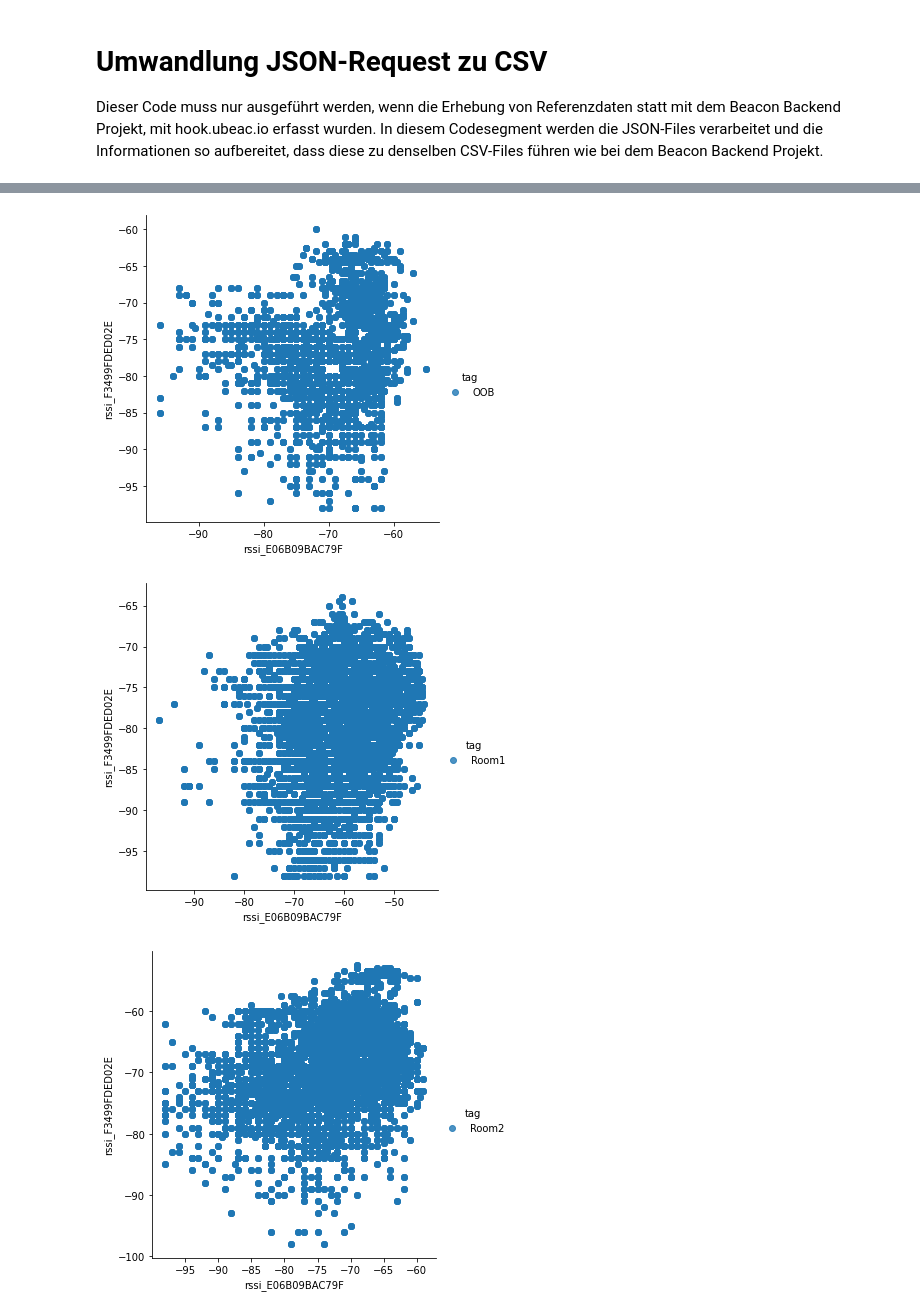
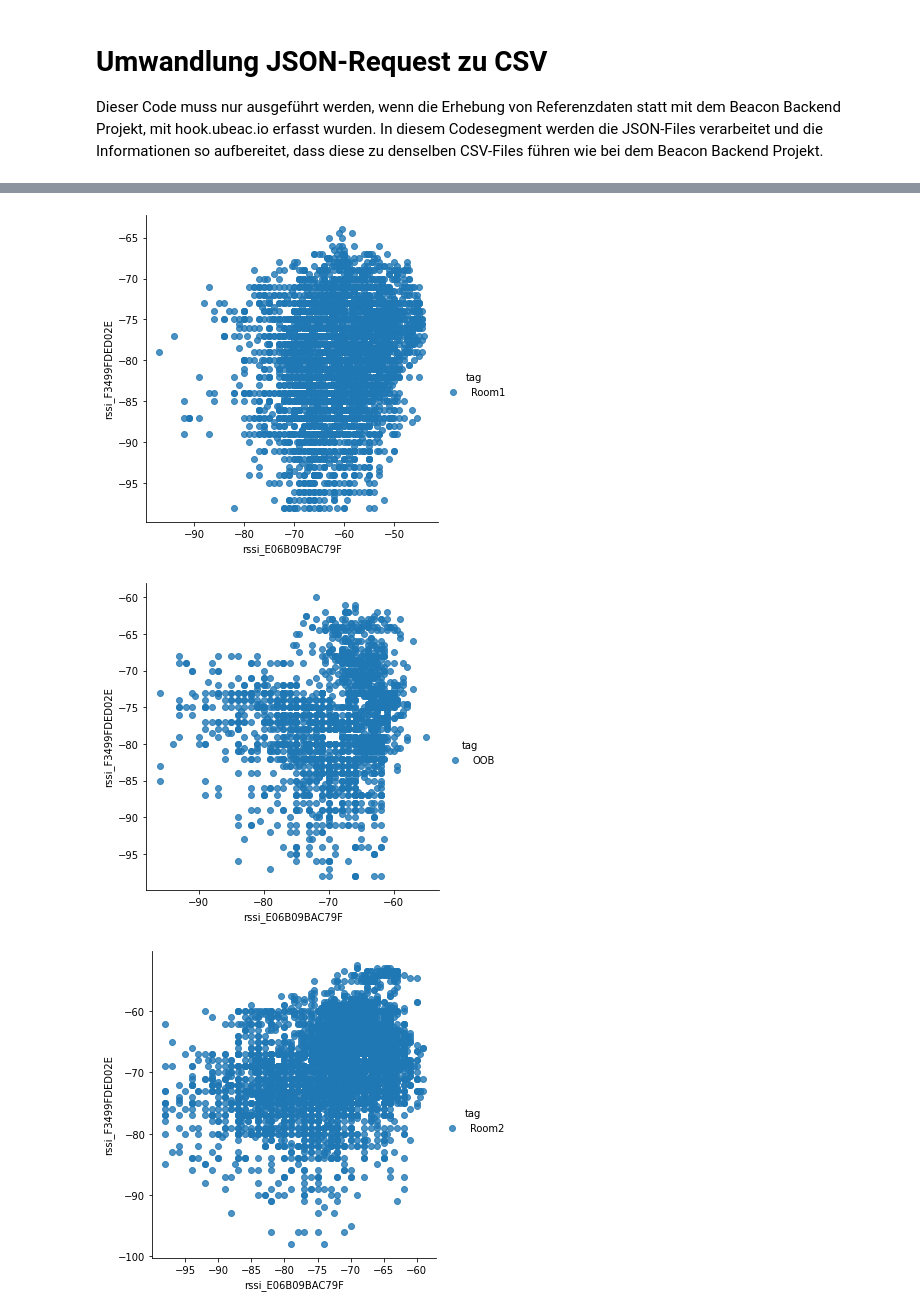
Before and after one commit to wagneced/IndoorTrackingML, a Jupyter notebook: IndoorTrackingML.ipynb, the cells around one changed output, grey strips where cells are left out. Cells and saved outputs as stored; diff of their text form; code cells hidden in the pictures.

Commit message:
Cleaning Code of magic numbers and seperating by sections
Cleaning data visualisation part of magic numbers and hard coded selections.
Addition of further sections to separate code segments cleaner

```diff
--- a/IndoorTrackingML.ipynb
+++ b/IndoorTrackingML.ipynb
@@ -176,27 +180,31 @@ for gateway in gateways:
 
   #Checks if temp Dataframe already has entries and has to be merged or a copy is "dumped" in
   if len(tempDf) > 0:
-    tempDf = pd.merge(tempDf,beaconMeasurementsOfGatewayDf, how='outer', on=joinParameter).copy()
+    tempDf = pd.merge(tempDf,beaconMeasurementsOfGatewayDf, how='outer', on=joinParameter)
   else:
     tempDf = beaconMeasurementsOfGatewayDf.copy()
 adaptedMasterDf = pd.concat([adaptedMasterDf, tempDf])
+adaptedMasterDf.drop_duplicates(inplace=True)
 tempDf.drop(tempDf.index , inplace=True)
 adaptedMasterDf.reset_index(drop=True, inplace=True)
 # %%
-sns.lmplot(x='rssi_E06B09BAC79F', y='rssi_F3499FDED02E', data=adaptedMasterDf, hue='tag', fit_reg=False)
-sns.lmplot(x='rssi_E06B09BAC79F', y='rssi_F3499FDED02E', data=adaptedMasterDf.loc[adaptedMasterDf.tag=="OOB"], hue='tag', fit_reg=False)
-sns.lmplot(x='rssi_E06B09BAC79F', y='rssi_F3499FDED02E', data=adaptedMasterDf.loc[adaptedMasterDf.tag=="Room1"], hue='tag', fit_reg=False)
-sns.lmplot(x='rssi_E06B09BAC79F', y='rssi_F3499FDED02E', data=adaptedMasterDf.loc[adaptedMasterDf.tag=="Room2"], hue='tag', fit_reg=False)
+#Selects all columns that start with rssi
+rssi_column_names = [column for column in adaptedMasterDf.columns if column.startswith('rssi')]
+
+sns.lmplot(x=rssi_column_names[0], y=rssi_column_names[1], data=adaptedMasterDf, hue='tag', fit_reg=False)
+for tag in adaptedMasterDf.tag.unique():
+  sns.lmplot(x=rssi_column_names[0], y=rssi_column_names[1], data=adaptedMasterDf.loc[adaptedMasterDf.tag==tag], hue='tag', fit_reg=False)
+
 plt.show()
 
 for majorminor in adaptedMasterDf.majorminor.unique():
   df = adaptedMasterDf.loc[adaptedMasterDf.majorminor == majorminor]
-  sns.lmplot(x='rssi_E06B09BAC79F', y='rssi_F3499FDED02E', data=df, hue='tag', fit_reg=False)
+  sns.lmplot(x=rssi_column_names[0], y=rssi_column_names[1], data=df, hue='tag', fit_reg=False)
   plt.title(majorminor)
 
 plt.show()
 #for tag in adaptedMasterDf.tag.unique():
 #  df = adaptedMasterDf.loc[adaptedMasterDf.tag == tag]
-#  sns.lmplot(x='rssi_E06B09BAC79F', y='rssi_F3499FDED02E', data=df, hue='specificTag', fit_reg=False)
+#  sns.lmplot(x=rssi_column_names[0], y=rssi_column_names[1], data=df, hue='specificTag', fit_reg=False)
 #  plt.show()
 # %% [output]
@@ -204,3 +212,3 @@ plt.show()
-[figure, old version]
+[figure, new version]
-[figure, old version]
+[figure, new version]
-[figure, old version]
+[figure, new version]
```
Also changed, not shown: parts of 9 cells of this notebook.
